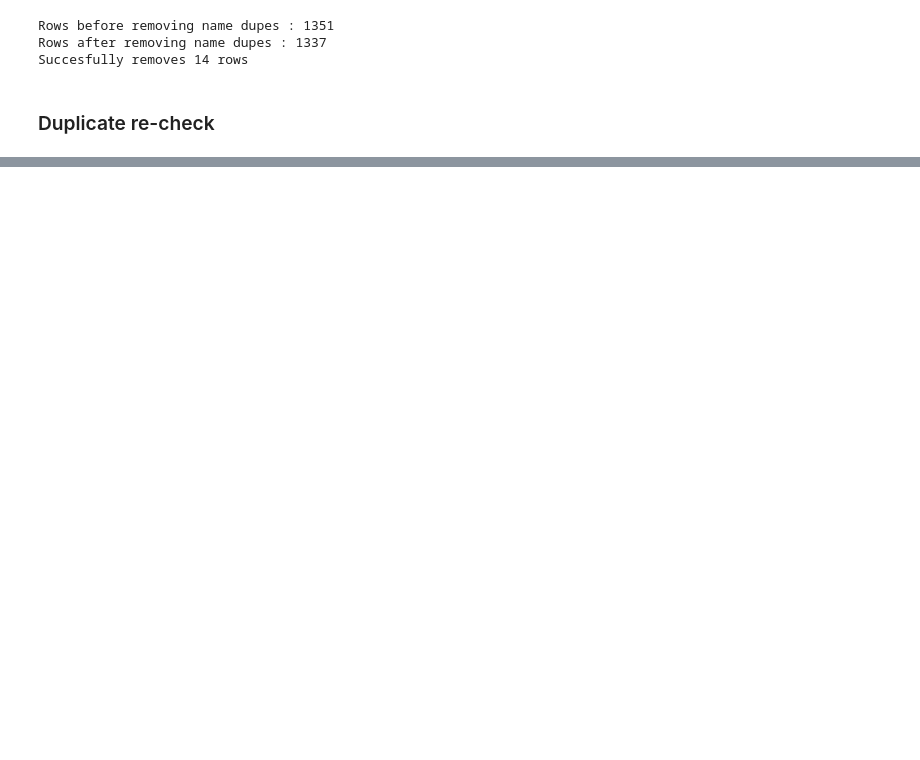
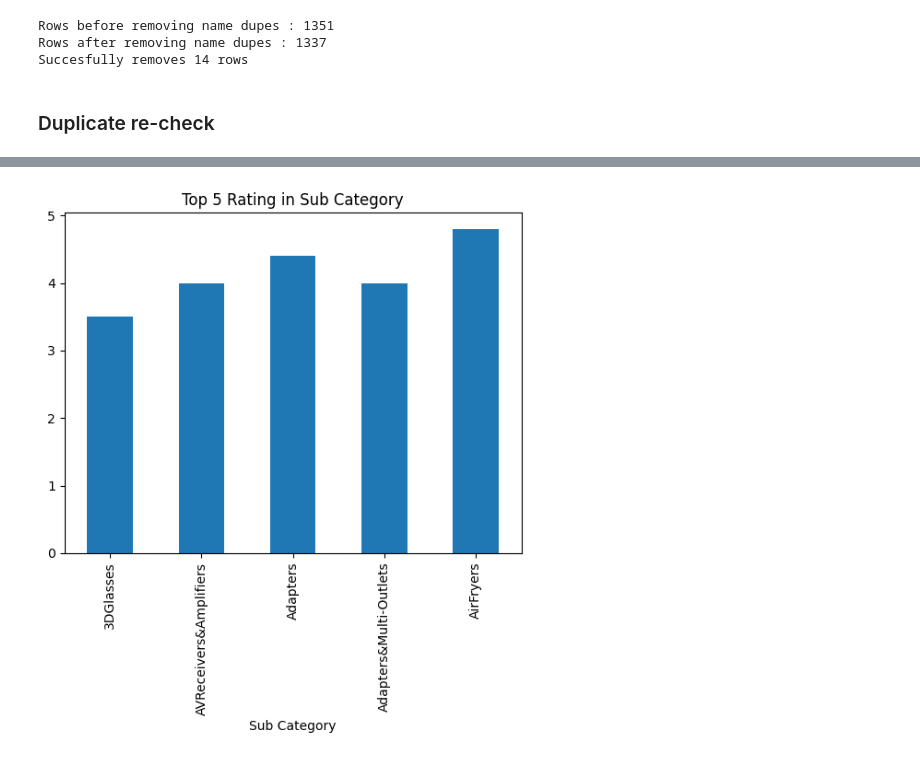
Before and after one commit to Z3DKARI/Amazon-Sales, a Jupyter notebook: amazon_sales.ipynb, the cells around one changed output, grey strips where cells are left out. Cells and saved outputs as stored; diff of their text form; code cells hidden in the pictures; blank space fills up the shorter version.

```diff
--- a/amazon_sales.ipynb
+++ b/amazon_sales.ipynb
@@ -464,0 +603,9 @@ Duplicates in product_link           : 0
+# %%
+max_sub_cat = sales.groupby('sub_category')['rating'].max().head(5)
+
+max_sub_cat.plot(kind='bar')
+plt.xlabel('Sub Category')
+plt.title('Top 5 Rating in Sub Category')
+plt.show()
+# %% [output]
+[figure, added]
```
Also changed, not shown: parts of 27 cells of this notebook, 1 other file.
